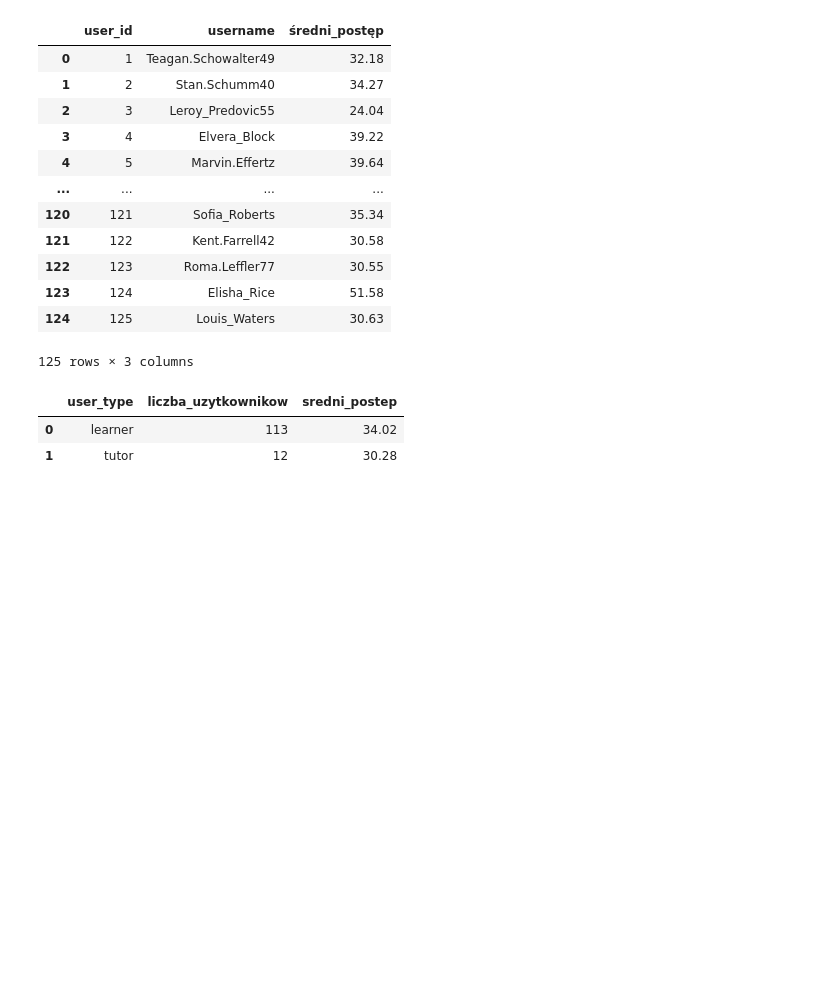
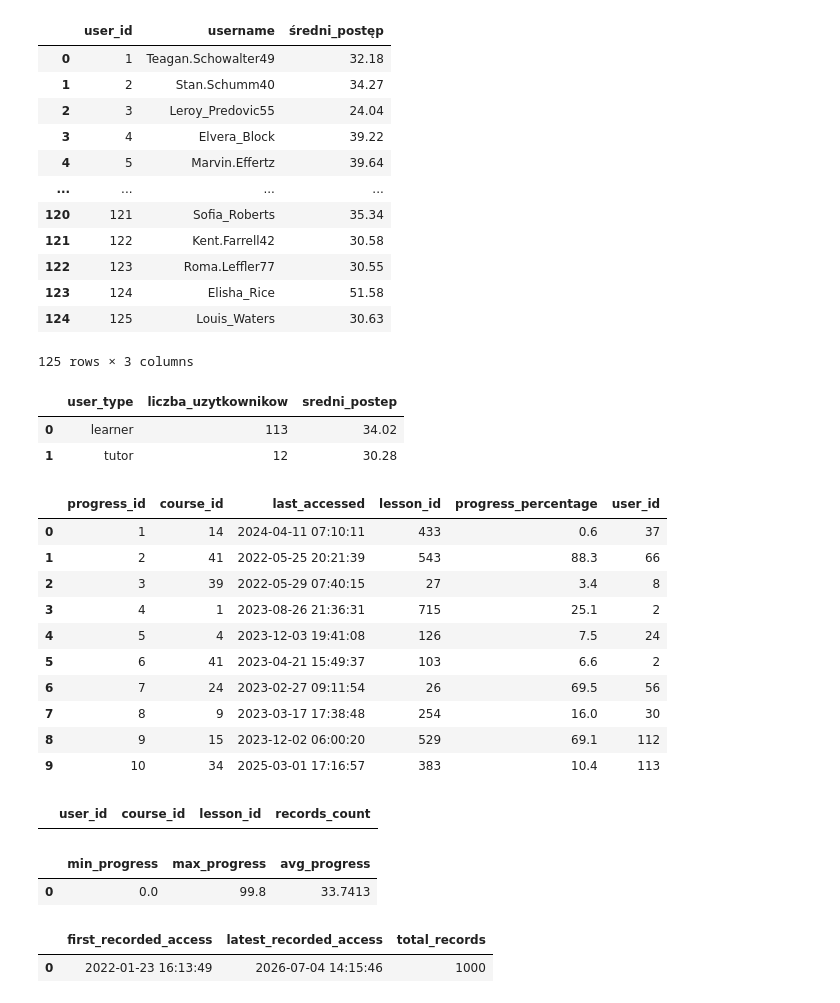
Before and after one commit to izabelapastuszka/python-data-analysis, a Jupyter notebook: language_learning_analytics.ipynb, the cells around one changed output. Drawn from its saved outputs; the diff is of its cells as text; code cells hidden in the pictures; blank space fills up the shorter version.

```diff
--- a/language_learning_analytics.ipynb
+++ b/language_learning_analytics.ipynb
@@ -215,3 +215,61 @@ pd.read_sql_query(query, conn)
 |  | user_type | liczba_uzytkownikow | sredni_postep |
 | 0 | learner | 113 | 34.02 |
 | 1 | tutor | 12 | 30.28 |
+# %%
+user_progress.head(10)
+# %% [output]
+|  | progress_id | course_id | last_accessed | lesson_id | progress_percentage | user_id |
+| 0 | 1 | 14 | 2024-04-11 07:10:11 | 433 | 0.6 | 37 |
+| 1 | 2 | 41 | 2022-05-25 20:21:39 | 543 | 88.3 | 66 |
+| 2 | 3 | 39 | 2022-05-29 07:40:15 | 27 | 3.4 | 8 |
+| 3 | 4 | 1 | 2023-08-26 21:36:31 | 715 | 25.1 | 2 |
+| 4 | 5 | 4 | 2023-12-03 19:41:08 | 126 | 7.5 | 24 |
+| 5 | 6 | 41 | 2023-04-21 15:49:37 | 103 | 6.6 | 2 |
+| 6 | 7 | 24 | 2023-02-27 09:11:54 | 26 | 69.5 | 56 |
+| 7 | 8 | 9 | 2023-03-17 17:38:48 | 254 | 16.0 | 30 |
+| 8 | 9 | 15 | 2023-12-02 06:00:20 | 529 | 69.1 | 112 |
+| 9 | 10 | 34 | 2025-03-01 17:16:57 | 383 | 10.4 | 113 |
+# %%
+query = """
+SELECT
+    user_id,
+    course_id,
+    lesson_id,
+    COUNT(*) AS records_count
+FROM user_progress
+GROUP BY
+    user_id,
+    course_id,
+    lesson_id
+HAVING COUNT(*) > 1;
+"""
+
+pd.read_sql_query(query, conn)
+# %% [output]
+|  | user_id | course_id | lesson_id | records_count |
+# %%
+query = """
+SELECT
+    MIN(progress_percentage) AS min_progress,
+    MAX(progress_percentage) AS max_progress,
+    AVG(progress_percentage) AS avg_progress
+FROM user_progress;
+"""
+
+pd.read_sql_query(query, conn)
+# %% [output]
+|  | min_progress | max_progress | avg_progress |
+| 0 | 0.0 | 99.8 | 33.7413 |
+# %%
+query = """
+SELECT
+    MIN(last_accessed) AS first_recorded_access,
+    MAX(last_accessed) AS latest_recorded_access,
+    COUNT(*) AS total_records
+FROM user_progress;
+"""
+
+pd.read_sql_query(query, conn)
+# %% [output]
+|  | first_recorded_access | latest_recorded_access | total_records |
+| 0 | 2022-01-23 16:13:49 | 2026-07-04 14:15:46 | 1000 |
```
Also changed, not shown: parts of 2 cells of this notebook.
